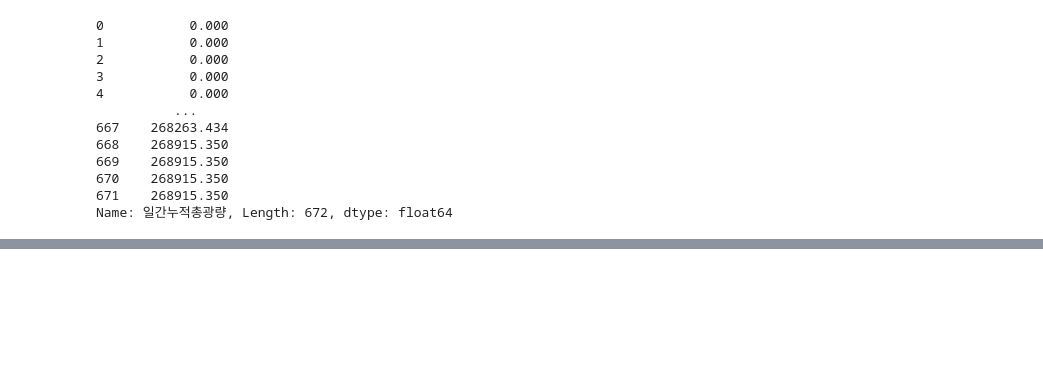
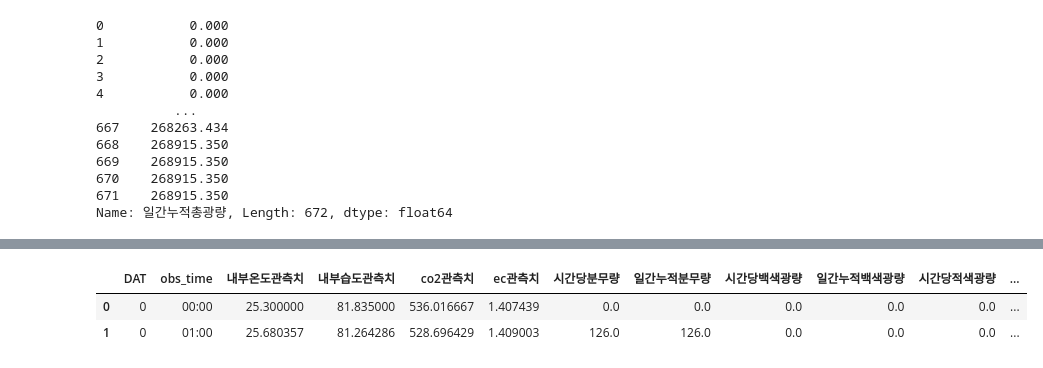
Before and after one commit to Myungbin/Lettuce-Growth-Environment-Prediction, a Jupyter notebook: code/data.ipynb, the cells around one changed output, grey strips where cells are left out. Drawn from its saved outputs; the diff is of its cells as text; code cells hidden in the pictures; blank space fills up the shorter version.

```diff
--- a/code/data.ipynb
+++ b/code/data.ipynb
@@ -140,0 +150,7 @@ Name: 일간누적총광량, Length: 672, dtype: float64
+# %%
+raw = pd.read_csv('../data/train_input/CASE_01.csv')
+raw.head(2)
+# %% [output]
+|  | DAT | obs_time | 내부온도관측치 | 내부습도관측치 | co2관측치 | ec관측치 | 시간당분무량 | 일간누적분무량 | 시간당백색광량 | 일간누적백색광량 | 시간당적색광량 | ... |
+| 0 | 0 | 00:00 | 25.300000 | 81.835000 | 536.016667 | 1.407439 | 0.0 | 0.0 | 0.0 | 0.0 | 0.0 | ... |
+| 1 | 0 | 01:00 | 25.680357 | 81.264286 | 528.696429 | 1.409003 | 126.0 | 126.0 | 0.0 | 0.0 | 0.0 | ... |
```
Also changed, not shown: parts of 3 cells of this notebook.
